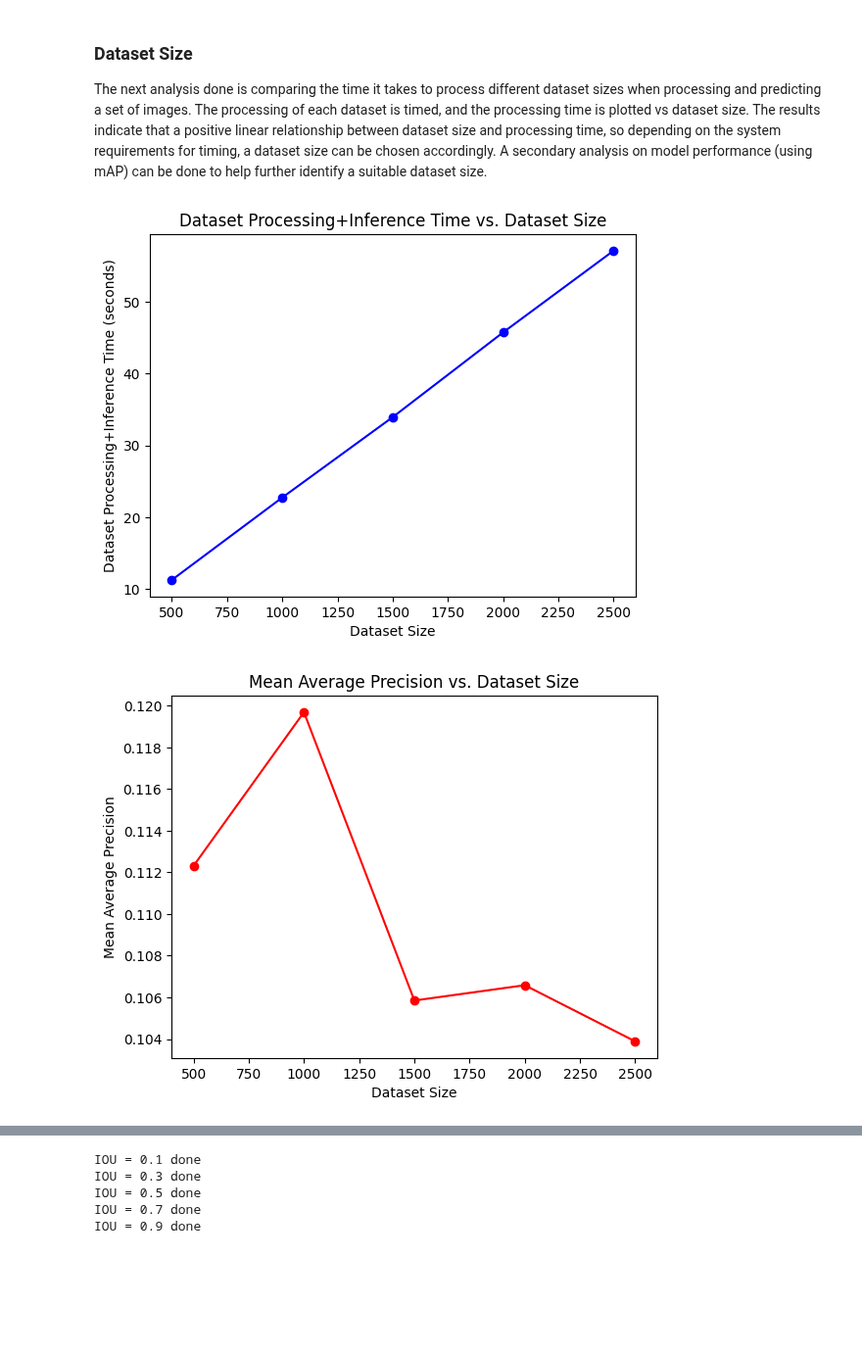
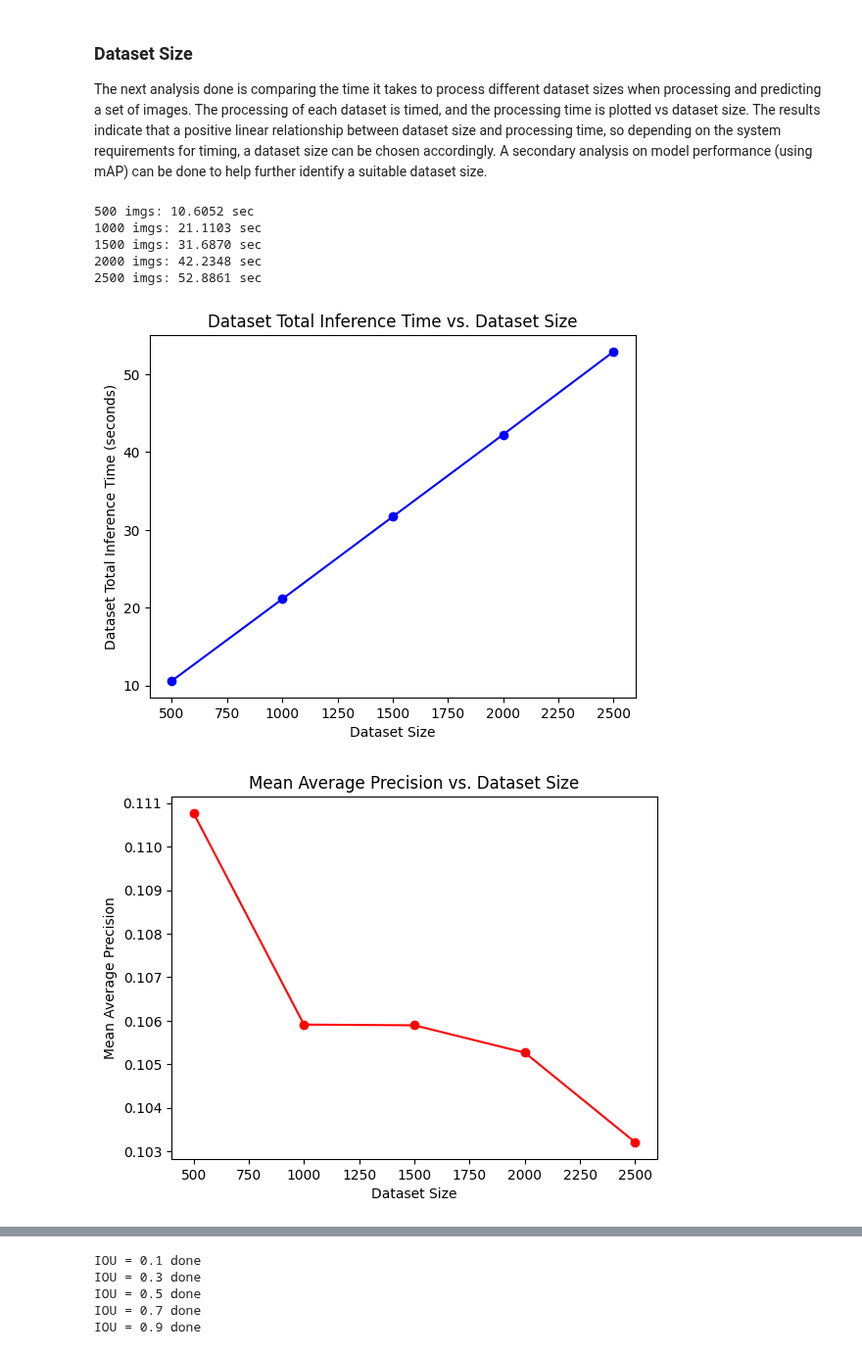
Before and after one commit to rskarp/riley-creating-ai-enabled-systems, a Jupyter notebook: object_detection_system/analysis/design_considerations.ipynb, the cells around one changed output, grey strips where cells are left out. Shown at 98% size. Saved outputs shown, nothing was run; the diff lists cells and outputs as text; code cells hidden in the pictures; blank space fills up the shorter version.

```diff
--- a/object_detection_system/analysis/design_considerations.ipynb
+++ b/object_detection_system/analysis/design_considerations.ipynb
@@ -68,7 +70,7 @@ Successfully loaded model...
 # %%
 # Set up NMS
-score_threshold = .5
-iou_threshold = .4
+score_threshold = 0.5
+iou_threshold = 0.4
 nms = non_maximal_suppression.NMS(score_threshold, iou_threshold)
 
 # Run prediction on different image sizes
@@ -76,10 +78,10 @@ datasetSize = 1000
 imgSizes = [208, 312, 416, 624, 832]
 meanTimes = []
 stdTimes = []
-allTimes = np.zeros([5,datasetSize])
+allTimes = np.zeros([len(imgSizes),datasetSize])
 
 # Generate random sample from training set
-sampleSet = random.sample(trainFiles, np.min([datasetSize, len(trainFiles)]))
+sampleSet = random.sample(trainFiles, datasetSize) if datasetSize < len(trainFiles) else trainFiles
 maps = []
 # Predict all images in a random sample of training set for each dataset size
 for i in range(len(imgSizes)):
@@ -155,18 +159,20 @@ nms = non_maximal_suppression.NMS(score_threshold, iou_threshold)
 
 # Initialize dataset sizes
 datasetSizes = [500, 1000, 1500, 2000, 2500]
-imgSize = 416
+imgSize = 624
 times = []
 maps = []
+
 # Predict all images in a random sample of training set for each dataset size
 for datasetSize in datasetSizes:
-    start = time.time()
+    totalTime = 0
     # Generate random sample from training set
-    sampleSet = random.sample(trainFiles, np.min([datasetSize, len(trainFiles)]))
+    sampleSet = random.sample(trainFiles, datasetSize) if datasetSize < len(trainFiles) else trainFiles
     # Run prediction on each image in the training set
     pred_scores = []
     gt_class_ids = []
     for image_file, annotation_file in sampleSet:
+        start = time.time()
         # Read image and resize
         frame = cv2.imread(image_file)
         h, w, _ = frame.shape
@@ -176,6 +182,8 @@ for datasetSize in datasetSizes:
         output = detector2.predict(frame)
         detections = detector2.process_output(output, True)
         filteredDetections = nms.filter(detections, True)
+        end = time.time()
+        totalTime += (end-start)
         # Read true annotations
         annotations = []
         with open(annotation_file, 'r') as f:
@@ -191,28 +199,33 @@ for datasetSize in datasetSizes:
             pred_scores = np.vstack([pred_scores, match_scores]) if len(pred_scores) > 0 else match_scores
         if len(match_ids) > 0:
             gt_class_ids = np.hstack([gt_class_ids, match_ids]) if len(gt_class_ids) > 0 else match_ids
-    # Keep track of time taken to process the dataset
-    end = time.time()
-    times.append(end-start)
+    # Keep track of inference time taken for the whole dataset
+    times.append(totalTime)
     # Keep track of mAP
     ms = Metrics.calculate_metrics(gt_class_ids, pred_scores, num_classes)
     maps.append(ms.get('map',0))
-    print(f'{datasetSize} imgs: {end-start:.4f} sec')
+    print(f'{datasetSize} imgs: {totalTime:.4f} sec')
+# %% [output]
+500 imgs: 10.6052 sec
+1000 imgs: 21.1103 sec
+1500 imgs: 31.6870 sec
+2000 imgs: 42.2348 sec
+2500 imgs: 52.8861 sec
 # %%
 plt.figure()
 plt.plot(datasetSizes,times,'bo-')
-plt.title('Dataset Processing+Inference Time vs. Dataset Size')
+plt.title('Dataset Total Inference Time vs. Dataset Size')
 plt.xlabel('Dataset Size')
-plt.ylabel('Dataset Processing+Inference Time (seconds)')
+plt.ylabel('Dataset Total Inference Time (seconds)')
 plt.show()
 plt.figure()
 plt.plot(datasetSizes,maps,'ro-')
 plt.title('Mean Average Precision vs. Dataset Size')
 plt.xlabel('Dataset Size')
 plt.ylabel('Mean Average Precision')
 plt.show()
 # %% [output]
-[figure, old version]
+[figure, new version]
-[figure, old version]
+[figure, new version]
 # %% [markdown]
 ## Additional Analyses
```
Also changed, not shown: parts of 16 cells of this notebook, 5 other files.
